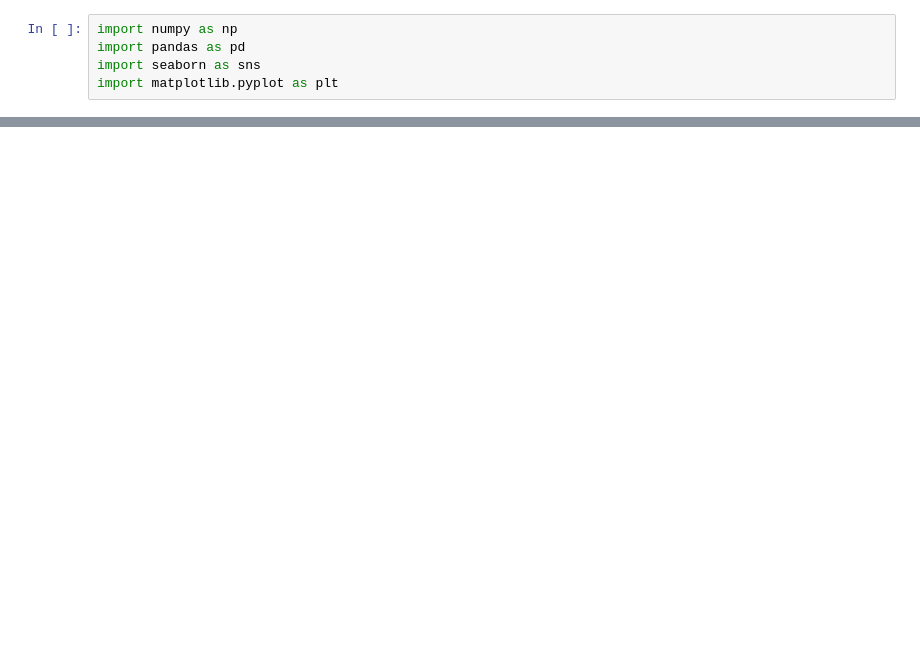
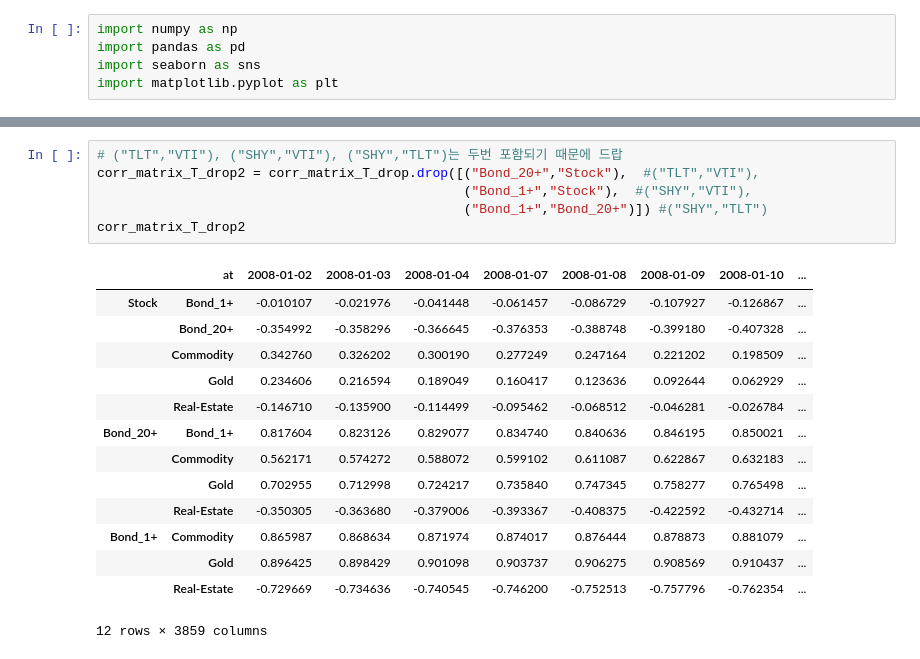
Before and after one commit to Je-Hyeon/Portfolio-Optimization-2023-FR-Project-, a Jupyter notebook: rolling_corr.ipynb, the cells around one changed output, grey strips where cells are left out. Drawn from its saved outputs; the diff is of its cells as text; blank space fills up the shorter version.

```diff
--- a/rolling_corr.ipynb
+++ b/rolling_corr.ipynb
@@ -65,0 +78,21 @@ heatmap = sns.heatmap(corr_matrix_T, xticklabels=years)
+# %%
+# ("TLT","VTI"), ("SHY","VTI"), ("SHY","TLT")는 두번 포함되기 때문에 드랍
+corr_matrix_T_drop2 = corr_matrix_T_drop.drop([("Bond_20+","Stock"),  #("TLT","VTI"),
+                                               ("Bond_1+","Stock"),  #("SHY","VTI"),
+                                               ("Bond_1+","Bond_20+")]) #("SHY","TLT")
+corr_matrix_T_drop2
+# %% [output]
+|  | at | 2008-01-02 | 2008-01-03 | 2008-01-04 | 2008-01-07 | 2008-01-08 | 2008-01-09 | 2008-01-10 | ... |
+| Stock | Bond_1+ | -0.010107 | -0.021976 | -0.041448 | -0.061457 | -0.086729 | -0.107927 | -0.126867 | ... |
+|  | Bond_20+ | -0.354992 | -0.358296 | -0.366645 | -0.376353 | -0.388748 | -0.399180 | -0.407328 | ... |
+|  | Commodity | 0.342760 | 0.326202 | 0.300190 | 0.277249 | 0.247164 | 0.221202 | 0.198509 | ... |
+|  | Gold | 0.234606 | 0.216594 | 0.189049 | 0.160417 | 0.123636 | 0.092644 | 0.062929 | ... |
+|  | Real-Estate | -0.146710 | -0.135900 | -0.114499 | -0.095462 | -0.068512 | -0.046281 | -0.026784 | ... |
+| Bond_20+ | Bond_1+ | 0.817604 | 0.823126 | 0.829077 | 0.834740 | 0.840636 | 0.846195 | 0.850021 | ... |
+|  | Commodity | 0.562171 | 0.574272 | 0.588072 | 0.599102 | 0.611087 | 0.622867 | 0.632183 | ... |
+|  | Gold | 0.702955 | 0.712998 | 0.724217 | 0.735840 | 0.747345 | 0.758277 | 0.765498 | ... |
+|  | Real-Estate | -0.350305 | -0.363680 | -0.379006 | -0.393367 | -0.408375 | -0.422592 | -0.432714 | ... |
+| Bond_1+ | Commodity | 0.865987 | 0.868634 | 0.871974 | 0.874017 | 0.876444 | 0.878873 | 0.881079 | ... |
+|  | Gold | 0.896425 | 0.898429 | 0.901098 | 0.903737 | 0.906275 | 0.908569 | 0.910437 | ... |
+|  | Real-Estate | -0.729669 | -0.734636 | -0.740545 | -0.746200 | -0.752513 | -0.757796 | -0.762354 | ... |
+12 rows × 3859 columns
```
Also changed, not shown: parts of 8 cells of this notebook, 12 other files.
